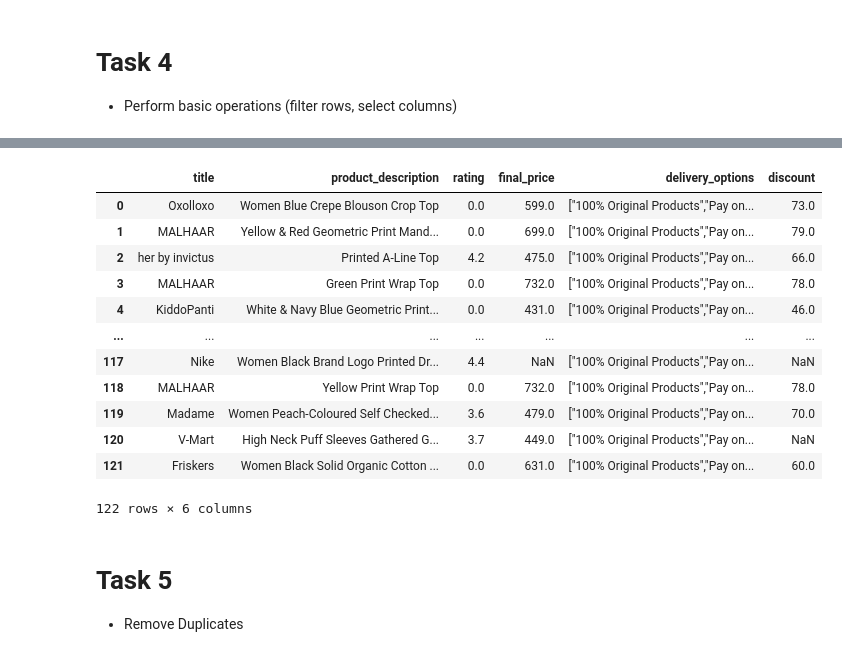
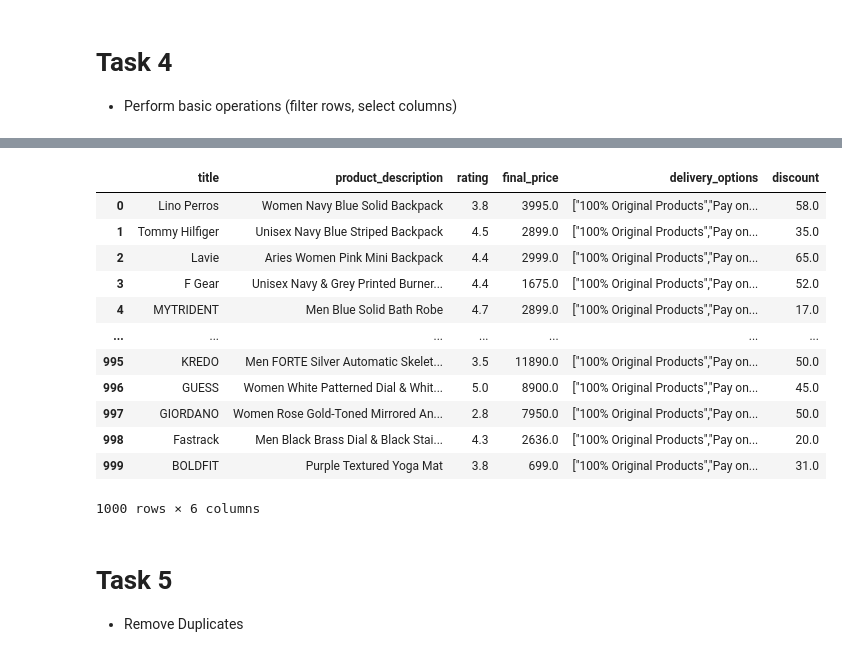
Before and after one commit to sachdevakinshu/Celebal-Assignments, a Jupyter notebook: Week 1 Assignment/Assignment1.ipynb, the cells around one changed output, grey strips where cells are left out. Drawn from its saved outputs; the diff is of its cells as text; code cells hidden in the pictures.

```diff
--- a/Week 1 Assignment/Assignment1.ipynb
+++ b/Week 1 Assignment/Assignment1.ipynb
@@ -4,7 +4,7 @@ import pandas as pd
 # Task1
 * Load a CSV dataset into a Pandas DataFrame.
 # %%
-df = pd.read_csv("tops.csv")
+df = pd.read_csv("Combined_dataset.csv")
 df
 # %% [output]
 |  | product_id | title | product_description | rating | ratings_count | initial_price | discount | ... |
@@ -286,7 +300,11 @@ df
 # %%
-df['final_price'] = pd.to_numeric(
-    df['final_price']
+df_filled['final_price'] = pd.to_numeric(
+    df_filled['final_price']
+    .astype(str)
     .str.replace('₹', '', regex=False)
-    .str.replace('"', '', regex=False),
+    .str.replace(',', '', regex=False)
+    .str.replace('"', '', regex=False)
+    .str.strip(),
     errors='coerce'
 )
+df_filled
@@ -314,19 +361,19 @@ df[(df['final_price'] > 500) & (df['final_price'] < 1000)]
 # %%
-df[["title","product_description","rating","final_price","delivery_options","discount"]]
+df_filled[["title","product_description","rating","final_price","delivery_options","discount"]]
 # %% [output]
 |  | title | product_description | rating | final_price | delivery_options | discount |
-| 0 | Oxolloxo | Women Blue Crepe Blouson Crop Top | 0.0 | 599.0 | ["100% Original Products","Pay on... | 73.0 |
-| 1 | MALHAAR | Yellow & Red Geometric Print Mand... | 0.0 | 699.0 | ["100% Original Products","Pay on... | 79.0 |
-| 2 | her by invictus | Printed A-Line Top | 4.2 | 475.0 | ["100% Original Products","Pay on... | 66.0 |
-| 3 | MALHAAR | Green Print Wrap Top | 0.0 | 732.0 | ["100% Original Products","Pay on... | 78.0 |
-| 4 | KiddoPanti | White & Navy Blue Geometric Print... | 0.0 | 431.0 | ["100% Original Products","Pay on... | 46.0 |
+| 0 | Lino Perros | Women Navy Blue Solid Backpack | 3.8 | 3995.0 | ["100% Original Products","Pay on... | 58.0 |
+| 1 | Tommy Hilfiger | Unisex Navy Blue Striped Backpack | 4.5 | 2899.0 | ["100% Original Products","Pay on... | 35.0 |
+| 2 | Lavie | Aries Women Pink Mini Backpack | 4.4 | 2999.0 | ["100% Original Products","Pay on... | 65.0 |
+| 3 | F Gear | Unisex Navy & Grey Printed Burner... | 4.4 | 1675.0 | ["100% Original Products","Pay on... | 52.0 |
+| 4 | MYTRIDENT | Men Blue Solid Bath Robe | 4.7 | 2899.0 | ["100% Original Products","Pay on... | 17.0 |
 | ... | ... | ... | ... | ... | ... | ... |
-| 117 | Nike | Women Black Brand Logo Printed Dr... | 4.4 | NaN | ["100% Original Products","Pay on... | NaN |
-| 118 | MALHAAR | Yellow Print Wrap Top | 0.0 | 732.0 | ["100% Original Products","Pay on... | 78.0 |
-| 119 | Madame | Women Peach-Coloured Self Checked... | 3.6 | 479.0 | ["100% Original Products","Pay on... | 70.0 |
-| 120 | V-Mart | High Neck Puff Sleeves Gathered G... | 3.7 | 449.0 | ["100% Original Products","Pay on... | NaN |
-| 121 | Friskers | Women Black Solid Organic Cotton ... | 0.0 | 631.0 | ["100% Original Products","Pay on... | 60.0 |
+| 995 | KREDO | Men FORTE Silver Automatic Skelet... | 3.5 | 11890.0 | ["100% Original Products","Pay on... | 50.0 |
+| 996 | GUESS | Women White Patterned Dial & Whit... | 5.0 | 8900.0 | ["100% Original Products","Pay on... | 45.0 |
+| 997 | GIORDANO | Women Rose Gold-Toned Mirrored An... | 2.8 | 7950.0 | ["100% Original Products","Pay on... | 50.0 |
+| 998 | Fastrack | Men Black Brass Dial & Black Stai... | 4.3 | 2636.0 | ["100% Original Products","Pay on... | 20.0 |
+| 999 | BOLDFIT | Purple Textured Yoga Mat | 3.8 | 699.0 | ["100% Original Products","Pay on... | 31.0 |
-122 rows × 6 columns
+1000 rows × 6 columns
 # %% [markdown]
 # Task 5
 * Remove Duplicates
```
Also changed, not shown: parts of 26 cells of this notebook, 2 other files.
